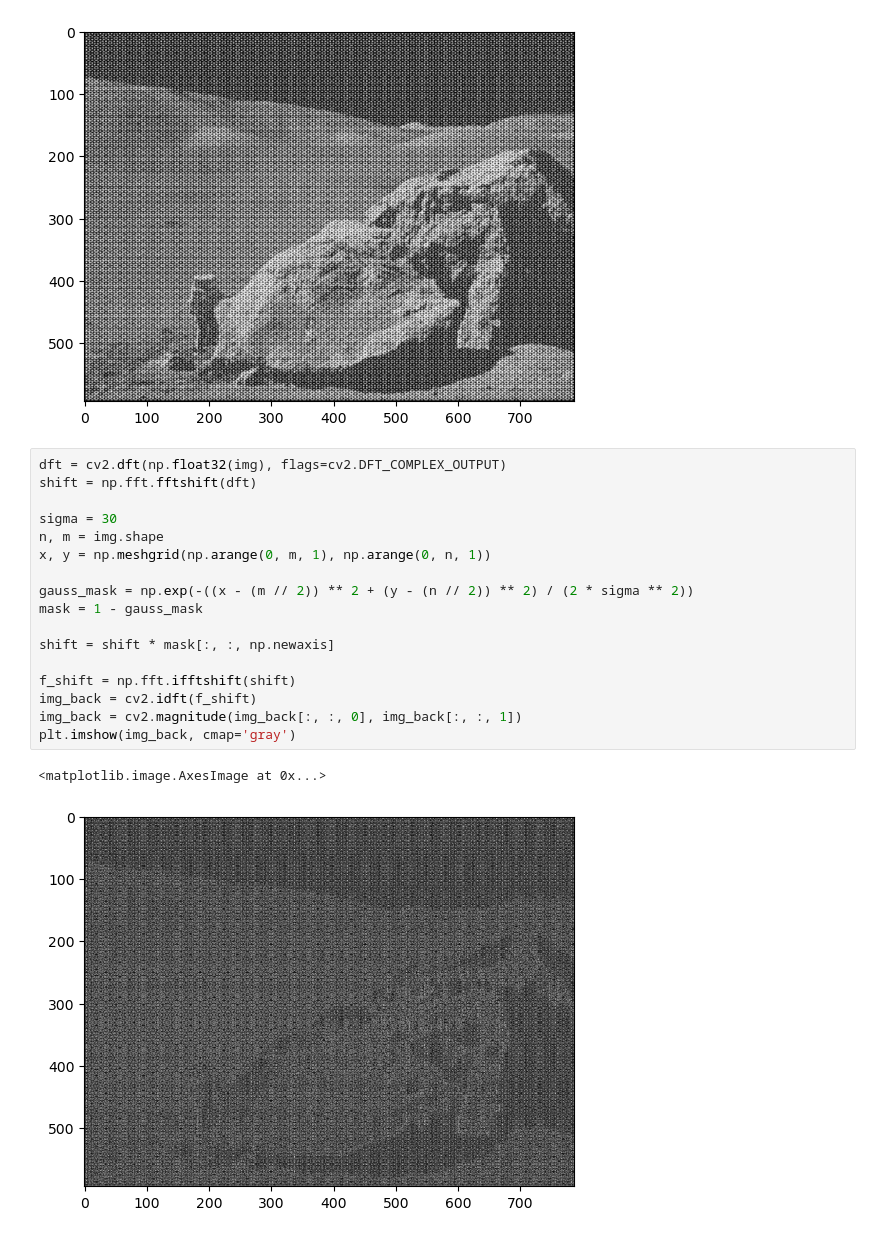
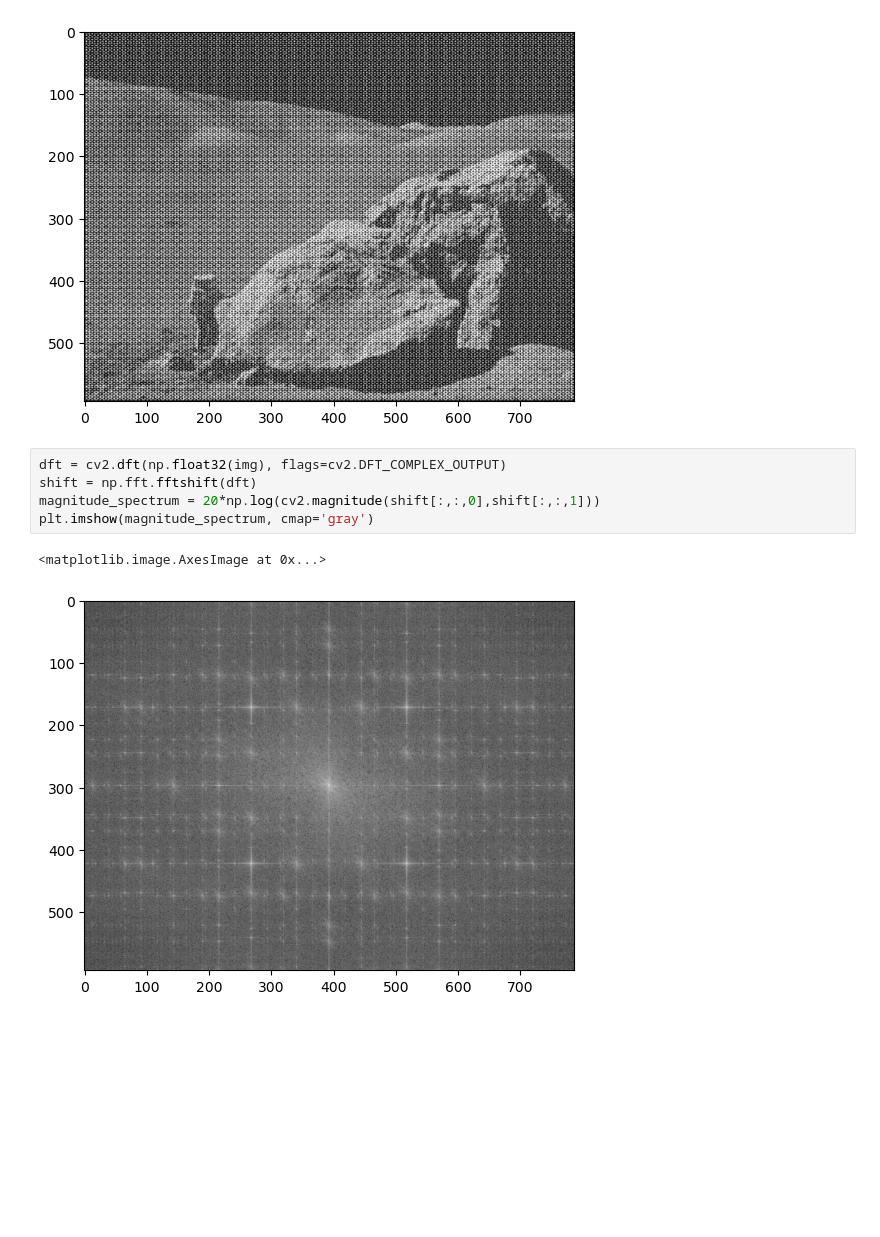
Before and after one commit to nikita-III/IP-tasks, a Jupyter notebook: project-5.ipynb, the cells around one changed output. Saved outputs shown, nothing was run; the diff lists cells and outputs as text; blank space fills up the shorter version.

```diff
--- a/project-5.ipynb
+++ b/project-5.ipynb
@@ -13,20 +13,8 @@ plt.imshow(img, cmap='gray')
 # %%
 dft = cv2.dft(np.float32(img), flags=cv2.DFT_COMPLEX_OUTPUT)
 shift = np.fft.fftshift(dft)
-
-sigma = 30
-n, m = img.shape
-x, y = np.meshgrid(np.arange(0, m, 1), np.arange(0, n, 1))
-
-gauss_mask = np.exp(-((x - (m // 2)) ** 2 + (y - (n // 2)) ** 2) / (2 * sigma ** 2))
-mask = 1 - gauss_mask
-
-shift = shift * mask[:, :, np.newaxis]
-
-f_shift = np.fft.ifftshift(shift)
-img_back = cv2.idft(f_shift)
-img_back = cv2.magnitude(img_back[:, :, 0], img_back[:, :, 1])
-plt.imshow(img_back, cmap='gray')
+magnitude_spectrum = 20*np.log(cv2.magnitude(shift[:,:,0],shift[:,:,1]))
+plt.imshow(magnitude_spectrum, cmap='gray')
 # %% [output]
 <matplotlib.image.AxesImage at 0x...>
-[figure, old version]
+[figure, new version]
```
Also changed, not shown: parts of 6 cells of this notebook.
